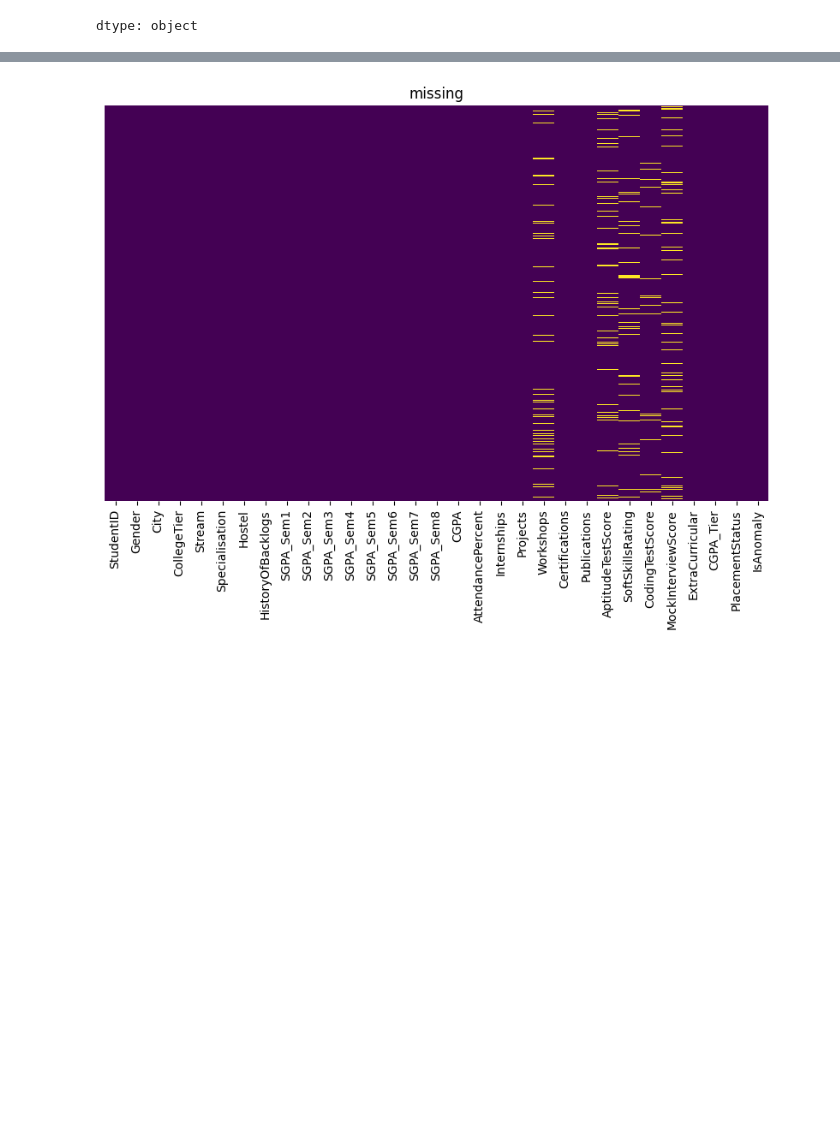
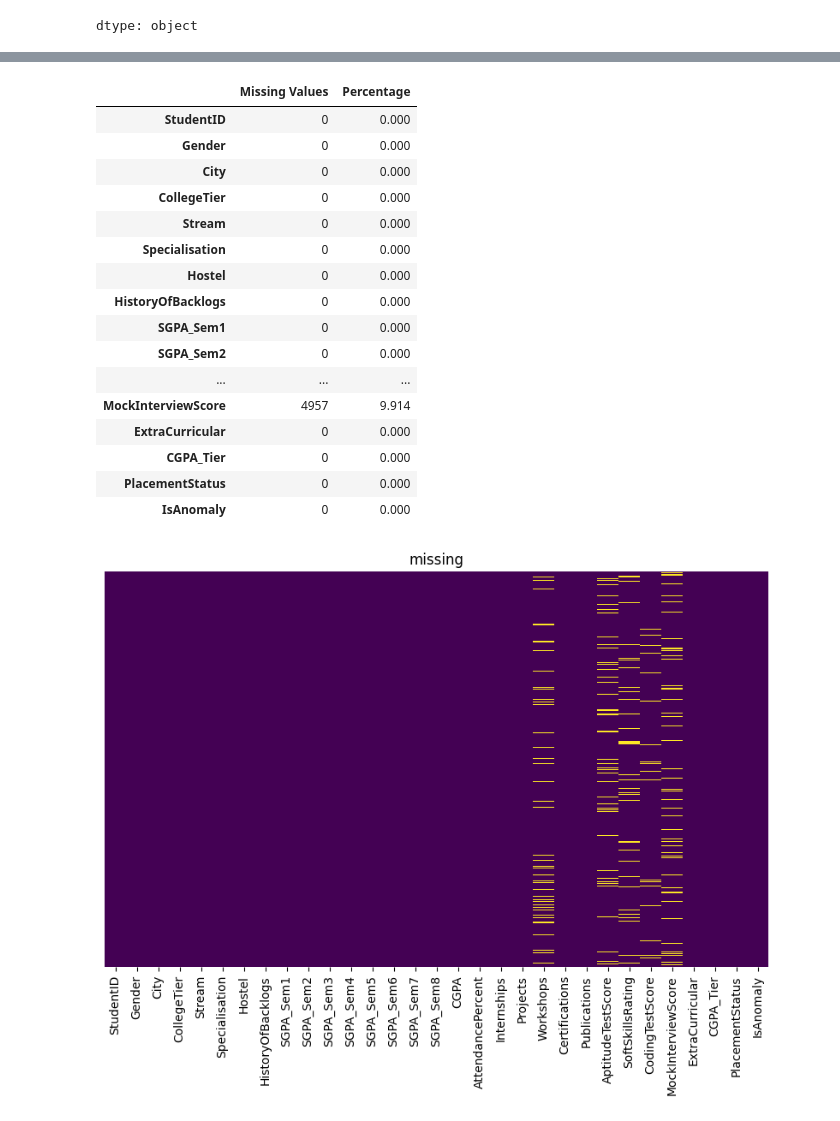
Before and after one commit to vishnuvardhan1699/2520030392_ML, a Jupyter notebook: Practical/ml_python_experiment1_lab1.ipynb, the cells around one changed output, grey strips where cells are left out. Drawn from its saved outputs; the diff is of its cells as text; code cells hidden in the pictures; blank space fills up the shorter version.

```diff
--- a/Practical/ml_python_experiment1_lab1.ipynb
+++ b/Practical/ml_python_experiment1_lab1.ipynb
@@ -66,3 +182,27 @@ dtype: object
+# %%
+missing_data = pd.DataFrame({
+    "Missing Values": df.isnull().sum(),
+    "Percentage": (df.isnull().sum()/len(df))*100
+})
+missing_data
+# %% [output]
+|  | Missing Values | Percentage |
+| StudentID | 0 | 0.000 |
+| Gender | 0 | 0.000 |
+| City | 0 | 0.000 |
+| CollegeTier | 0 | 0.000 |
+| Stream | 0 | 0.000 |
+| Specialisation | 0 | 0.000 |
+| Hostel | 0 | 0.000 |
+| HistoryOfBacklogs | 0 | 0.000 |
+| SGPA_Sem1 | 0 | 0.000 |
+| SGPA_Sem2 | 0 | 0.000 |
+| ... | ... | ... |
+| MockInterviewScore | 4957 | 9.914 |
+| ExtraCurricular | 0 | 0.000 |
+| CGPA_Tier | 0 | 0.000 |
+| PlacementStatus | 0 | 0.000 |
+| IsAnomaly | 0 | 0.000 |
 # %%
 import matplotlib.pyplot as plt
 plt.figure(figsize=(10, 6))
```
Also changed, not shown: parts of 9 cells of this notebook.
